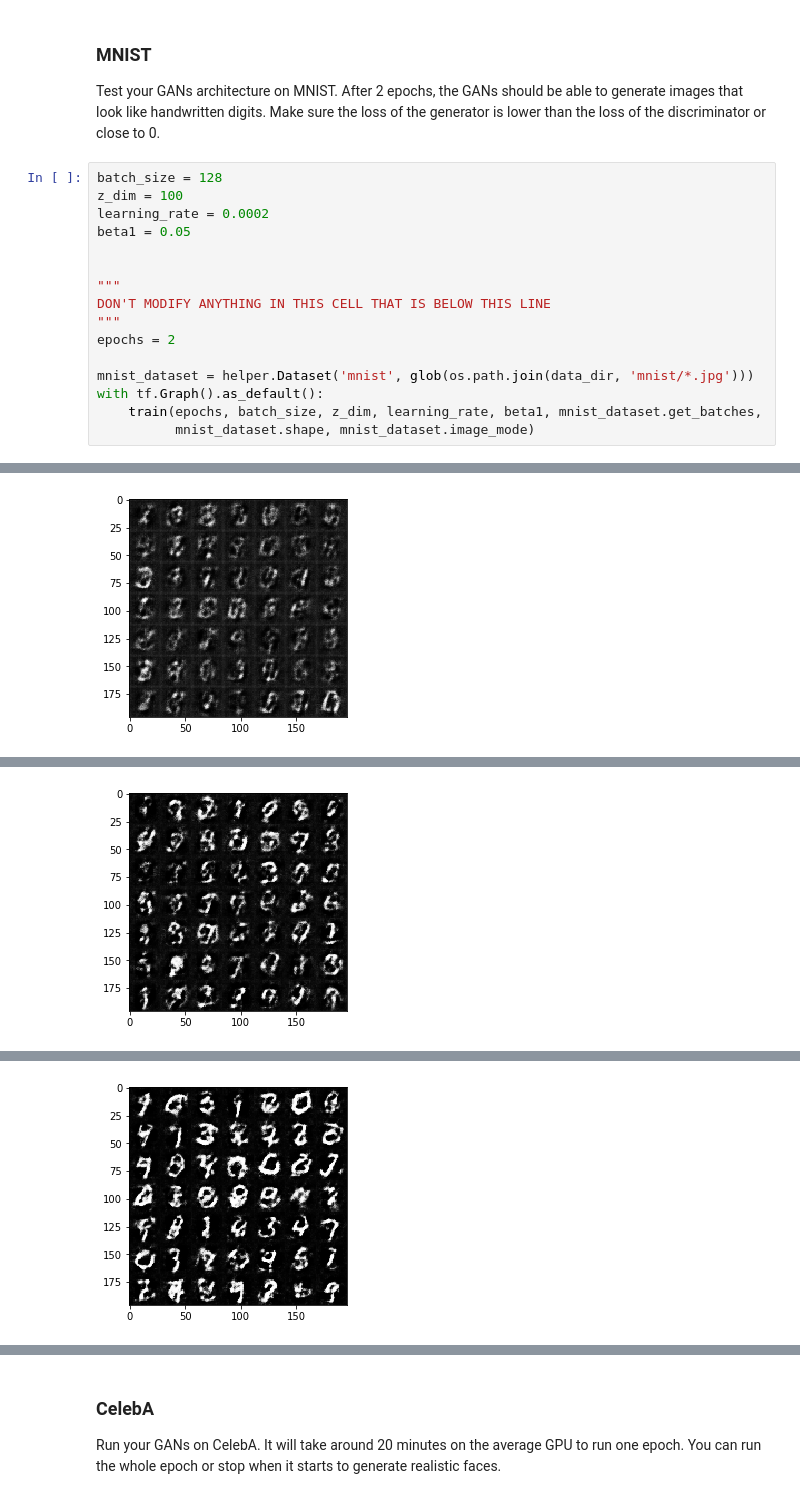
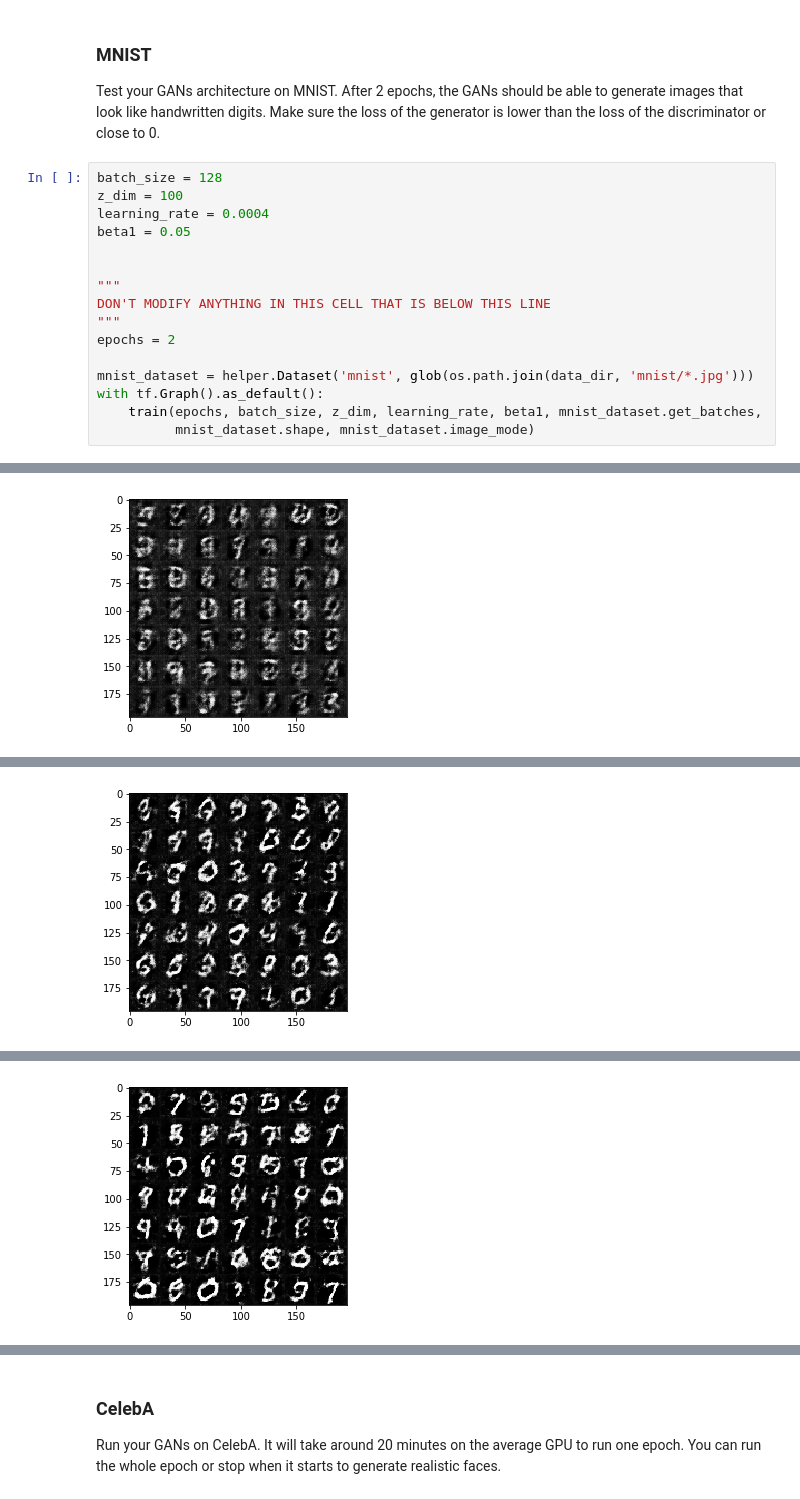
Before and after one commit to vivi489/UdacityDLNanoDegreeProj, a Jupyter notebook: face_generation/dlnd_face_generation.ipynb, the cells around one changed output, grey strips where cells are left out. Cells and saved outputs as stored; diff of their text form.

```diff
--- a/face_generation/dlnd_face_generation.ipynb
+++ b/face_generation/dlnd_face_generation.ipynb
@@ -374,7 +376,7 @@ Test your GANs architecture on MNIST.  After 2 epochs, the GANs should be able t
 # %%
 batch_size = 128
 z_dim = 100
-learning_rate = 0.0002
+learning_rate = 0.0004
 beta1 = 0.05
 
 
@@ -394 +396 @@ Epoch 1/2... Discriminator Loss: 1.2335... Generator Loss: 0.4801
-[figure, old version]
+[figure, new version]
@@ -396 +398 @@ Epoch 1/2... Discriminator Loss: 1.1243... Generator Loss: 0.4979
-[figure, old version]
+[figure, new version]
@@ -398 +400 @@ Epoch 1/2... Discriminator Loss: 1.1848... Generator Loss: 0.4666
-[figure, old version]
+[figure, new version]
```
Also changed, not shown: parts of 6 cells of this notebook, 2 other files.
